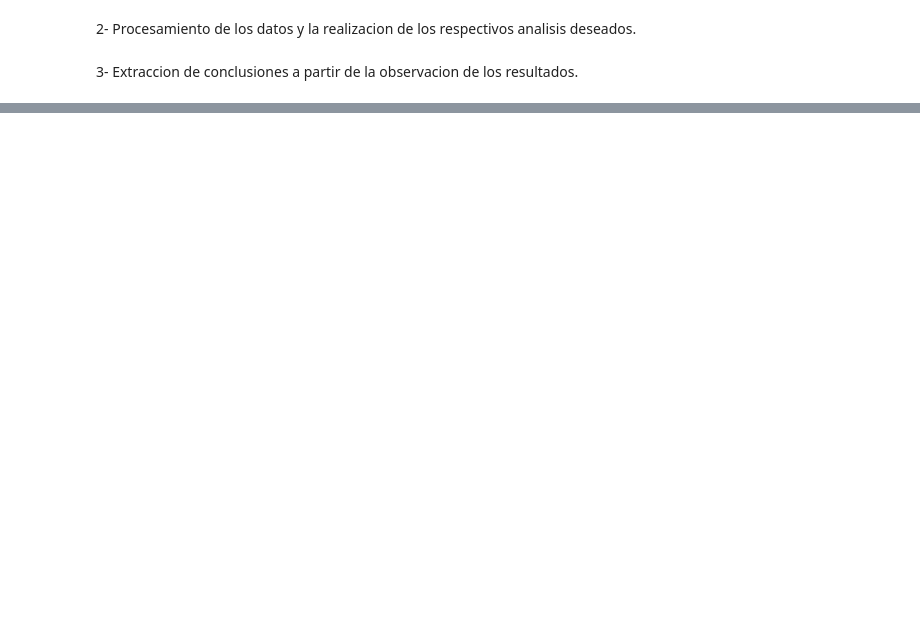
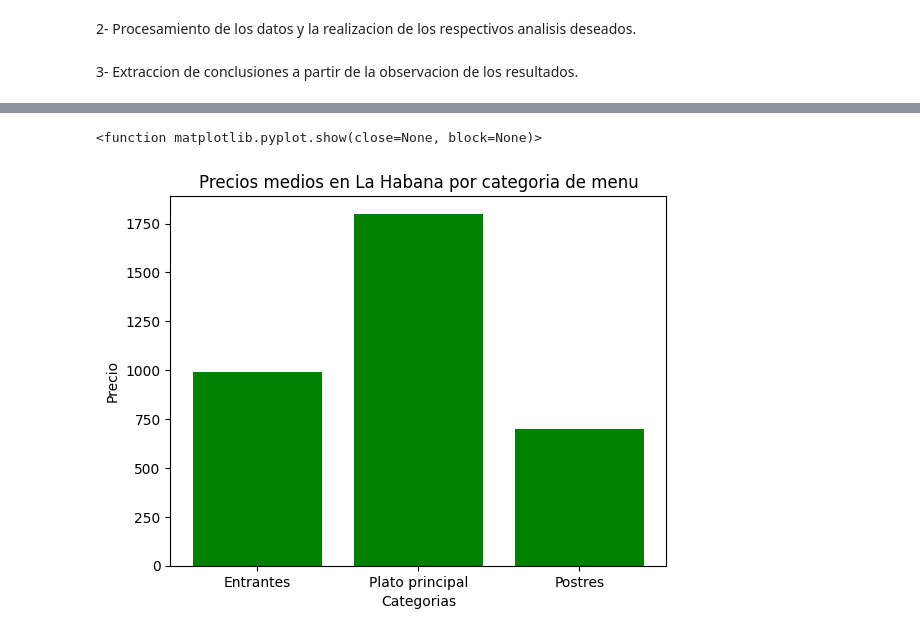
Before and after one commit to cesa-lang/Proyecto-ICD-1er-semestre, a Jupyter notebook: Analisis de Pro-ICD.ipynb, the cells around one changed output, grey strips where cells are left out. Saved outputs shown, nothing was run; the diff lists cells and outputs as text; code cells hidden in the pictures; blank space fills up the shorter version.

```diff
--- a/Analisis de Pro-ICD.ipynb
+++ b/Analisis de Pro-ICD.ipynb
@@ -12,6 +12,8 @@ Luego de obtener su base de datos ya establecida, le pidió a su hijo que estudi
 import os
 import json
 import pandas as pd
+import matplotlib.pyplot as plt
+import statistics as st
 
 # Extraer los datos y conversion a dataframe:
 
@@ -20,12 +22,13 @@ route = "C:\\JSON Data\\All In One"
 
 for file in os.listdir(route):
     if file.endswith(".json"):
-        with open(os.path.join(route,file)) as file_data:
+        with open(os.path.join(route,file),"r") as file_data:
             content = json.load(file_data)
             info_list.append(content)
 
-info_dataframe = pd.DataFrame(info_list)
-print(info_dataframe)
+database = pd.DataFrame(info_list)
+database_n = pd.json_normalize(info_list)
+print(database)
 # %% [output]
                 Place                                           Location  \
 0          700 Grados  {'Address': 'Avenida 41, esquina 86', 'Municip...
@@ -58,0 +90,40 @@ Antes que todo, decidio hacer un mapa interactivo para poder ver ubicados los si
+# %%
+starters_prices,main_prices,drink_prices,dessert_prices = [],[],[],[]
+
+for a in info_list:
+    if a["Menu card"]["Starters"] is None:
+        continue
+    for f in a["Menu card"]["Starters"].values():
+        if f is None:
+            continue
+        starters_prices.append(f)
+for b in info_list:
+    if b["Menu card"]["Main course"] is None:
+        continue
+    for f in b["Menu card"]["Main course"].values():
+        if f is None:
+            continue
+        main_prices.append(f)
+for c in info_list:
+    if c["Menu card"]["Desserts"] is None:
+        continue
+    for f in c["Menu card"]["Desserts"].values():
+        if f is None:
+            continue
+        dessert_prices.append(f)
+
+starts_m = st.median(starters_prices)
+main_m = st.median(main_prices)
+desserts_m = st.median(dessert_prices)
+
+xaxis = ["Entrantes","Plato principal","Postres"]
+yaxis = [starts_m,main_m,desserts_m]
+
+plt.bar(xaxis,yaxis,color = "green")
+plt.xlabel("Categorias")
+plt.ylabel("Precio")
+plt.title("Precios medios en La Habana por categoria de menu")
+plt.show
+# %% [output]
+<function matplotlib.pyplot.show(close=None, block=None)>
+[figure, added]
```
Also changed, not shown: parts of 38 cells of this notebook.
